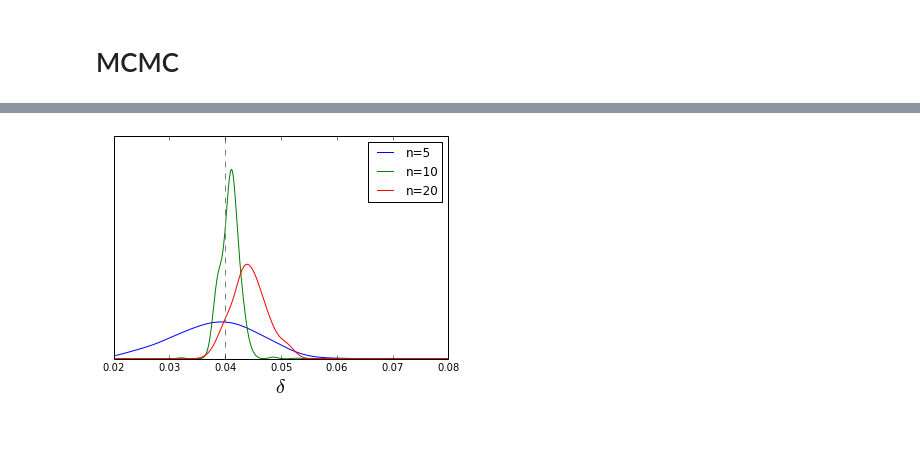
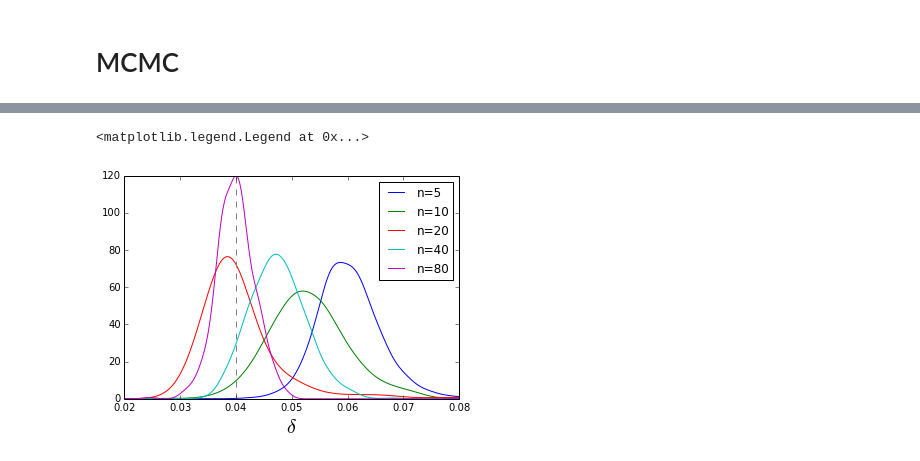
Before and after one commit to jcockayne/bayesian_pdes, a Jupyter notebook: notebooks/Allen-Cahn.ipynb, the cells around one changed output, grey strips where cells are left out. Drawn from its saved outputs; the diff is of its cells as text; code cells hidden in the pictures; blank space fills up the shorter version.

```diff
--- a/notebooks/Allen-Cahn.ipynb
+++ b/notebooks/Allen-Cahn.ipynb
@@ -505,6 +552,5 @@ plot(cur_solutions[2])
 # %%
-deltas = np.linspace(delta_min, delta_max, 20)
+deltas = np.linspace(delta_min, 0.08, 50)
 likelihoods = np.empty_like(deltas)
 for i, delta in enumerate(deltas):
-    likelihoods[i] = likelihood(np.array([0, delta, init_ls]))
-plt.plot(deltas, np.exp(likelihoods))
+    likelihoods[i] = likelihood(np.array([2, delta, opt_ls]))
@@ -523,3 +563,3 @@ plt.plot(length_scales, np.exp(likelihoods))
 # %%
-samples = mcmc.rwm(n_iter, propose, likelihood, delta_log_prior, np.array([0, 0.04, init_ls]))
+samples = mcmc.rwm(n_iter, propose, likelihood, delta_log_prior, np.array([0, 0.04, opt_ls]))
 # %%
@@ -537,9 +579,13 @@ thin = 1
 for ix in [1,2]:
     thinned_burned = samples[burn::thin,ix]
     plt.figure(figsize=(10,5))
-    plt.subplot(121)
+    plt.subplot(131)
     plt.plot(thinned_burned)
     print(np.mean(thinned_burned))
-    ax = plt.subplot(122)
+    ax = plt.subplot(132)
     autocorrelation_plot(thinned_burned, ax)
+    plt.subplot(133)
+    kde = scipy.stats.gaussian_kde(thinned_burned.T, bw_method=0.3)
+    range = np.linspace(delta_min, 0.08, 500)
+    plt.plot(range, kde(range))
 # %% [output]
@@ -550,12 +595,0 @@ for ix in [1,2]:
-# %%
-import scipy.stats
-delta_samples = samples[:,1]
-kde = scipy.stats.gaussian_kde(delta_samples.T, bw_method=0.4)
-range = np.linspace(delta_samples.min(), delta_samples.max(), 100)
-plt.plot(range, kde(range))
-plt.axvline(0.04, color='gray', linestyle='--')
-plt.gca().set_yticklabels([])
-f = plt.gcf()
-f.patch.set_alpha(0.0)
-plt.savefig('ac_delta.pdf',  bbox_inches='tight')
-#plt.hist(samples, 50);
@@ -564,13 +596,14 @@ plt.savefig('ac_delta.pdf',  bbox_inches='tight')
 # %%
-for n in [5, 10, 20]:
+for n in [5, 10, 20, 40, 80]:
     samples = np.load('allen_cahn_results/delta_sigma_n={}.npy'.format(n))
     delta = samples[:,1]
-    kde = scipy.stats.gaussian_kde(delta.T, bw_method=0.4)
+    kde = scipy.stats.gaussian_kde(delta.T, bw_method=0.3)
     range = np.linspace(delta_min, 0.08, 500)
     plt.plot(range, kde(range), label='n={}'.format(n))
 plt.axvline(0.04, linestyle='--', c='gray')
 plt.xlabel('$\\delta$', fontsize=20)
 plt.legend()
-plt.gca().get_yaxis().set_visible(False)
+#plt.gca().get_yaxis().set_visible(False)
 # %% [output]
+<matplotlib.legend.Legend at 0x...>
-[figure, old version]
+[figure, new version]
```
Also changed, not shown: parts of 19 cells of this notebook.
